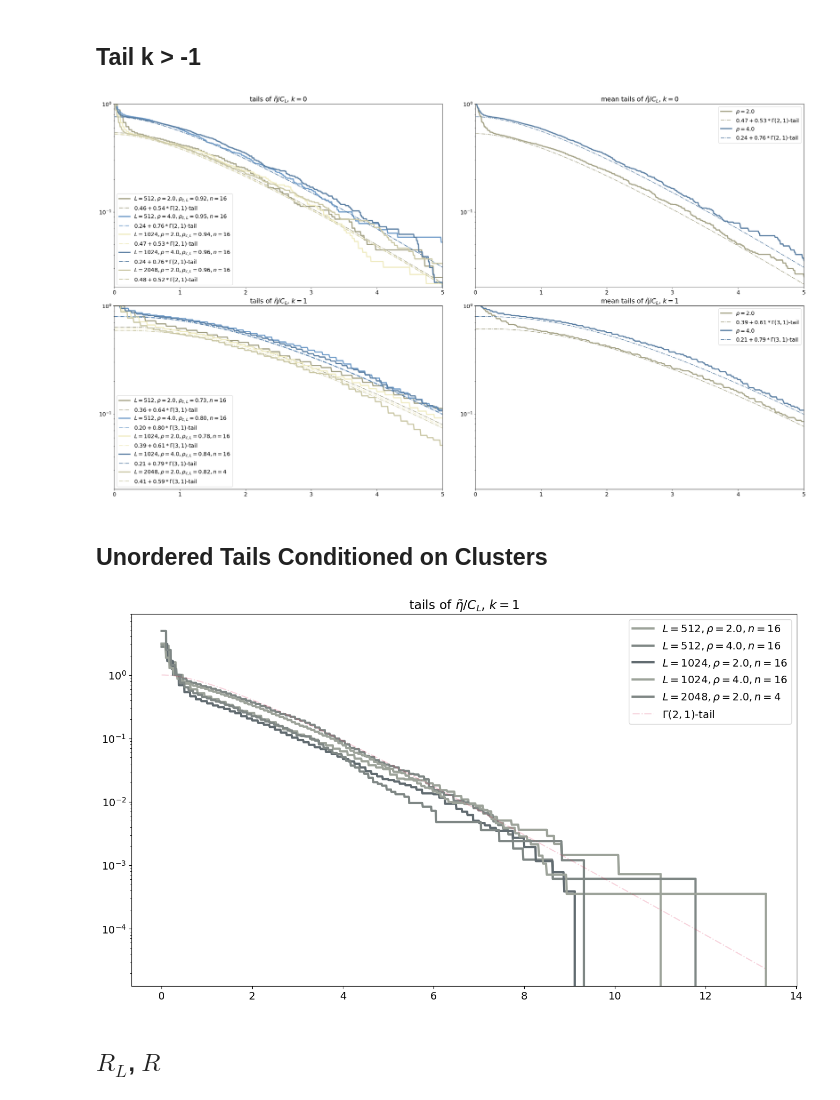
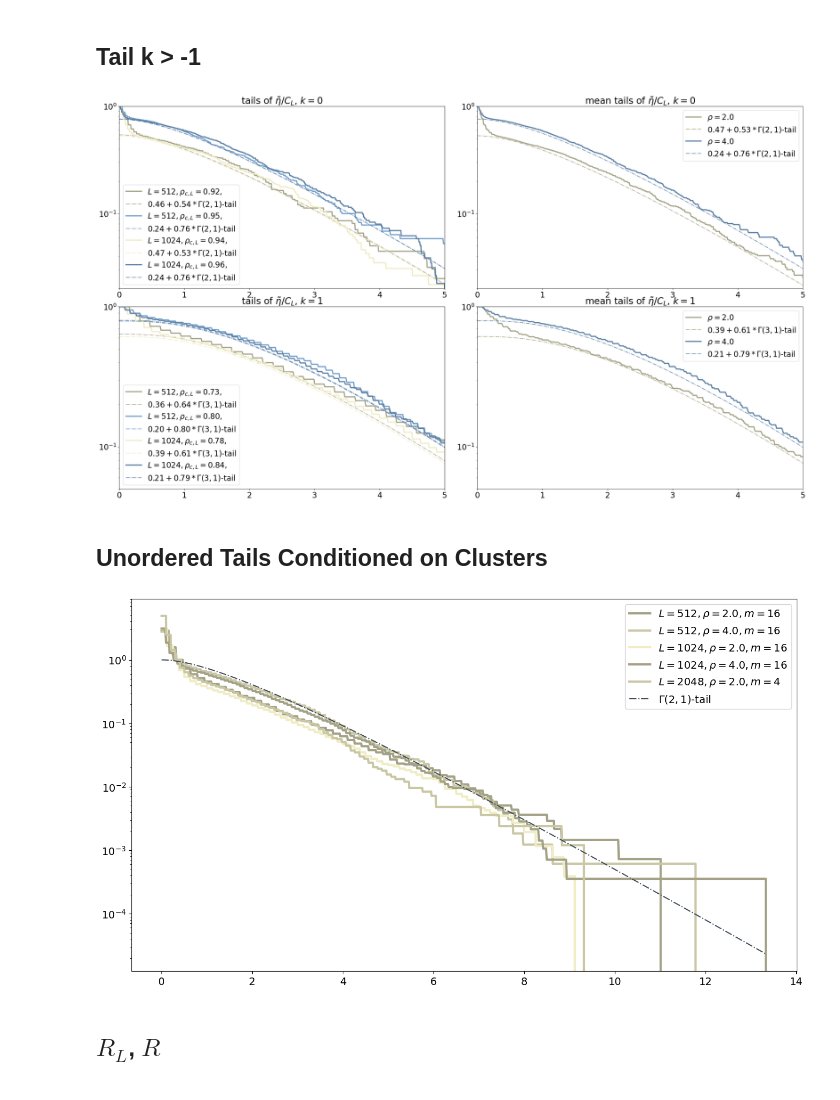
Before and after one commit to AnyAvailableUsername/ZRP-Simulation-and-Data-Evaluation, a Jupyter notebook: ZRP visuals.ipynb, the cells around one changed output. Cells and saved outputs as stored; diff of their text form; code cells hidden in the pictures.

```diff
--- a/ZRP visuals.ipynb
+++ b/ZRP visuals.ipynb
@@ -202,7 +217,7 @@ def drawGraphs(
   row_height_ratios = np.tile(row_weights, rows)
 
   fig = plt.figure(figsize=(cols * sum(col_weights) * 16, rows * sum(row_weights) * 9))
-  fontsize = {'small' : 8, 'large': 14}[font_size]
+  fontsize = {'small' : 8, 'large': 14, 'huge': 20}[font_size]
   plt.rcParams.update({"font.size": fontsize})
 
   gs = fig.add_gridspec(
@@ -1325,0 +1368,5 @@ drawGraphs(
+# %%
+reloadParams()
+indeces = selectParamIndeces('*', '*', '==1', '*', '*') #| selectParamIndeces('*', '*', '==-2', '*', '*')
+params = params[indeces].sort_values(['k', 'L'])
+params.head()
@@ -1349,7 +1403,7 @@ def multipleSimTailsGroupedByk(axs, idx):
     rhos.append((sim.rho, sim.rho_c_L))
 
     lbl = f"$\\tilde{{\\eta}}$ tails, $C_L={sim.C_L:.2f}, \\rho={sim.rho}, \\rho_{{c, L}}={sim.rho_c_L}, L={sim.L}, n={sim.lattices.shape[0]}$"
-    lbl = f"$\\rho={sim.rho}, L={sim.L}, n={sim.lattices.shape[0]}$"
+    lbl = f"$\\rho={sim.rho}, L={sim.L}, m={sim.lattices.shape[0]}$"
     axs[0,0].plot(domain, tails,
     color=__theme_color_scales[int(sim.rho//2 - 1),i%3],#colors[i%len(colors)],
     label=lbl, linewidth=3)
@@ -1395,7 +1449,7 @@ def multipleSimTailsGroupedByk(axs, idx):
     print((rhos[:,0] - 1)/rhos[:,0])
     axs[0,0].hlines((rhos[:,0] - 1)/rhos[:,0], -0.1, 1.1, color=__cherry + '33', linestyle='--', label="y = 0.75 and 0.5 lines")
 
-  axs[0,0].set_title(f'tails of $\\tilde{{\\eta}}/(\\rho - \\rho_c)/L$, $k={k}, \\theta=1$')
+  #axs[0,0].set_title(f'tails of $\\tilde{{\\eta}}/(\\rho - \\rho_c)/L$, $k={k}, \\theta=1$')
   #axs[0,0].set_ylim(0.2, 0.9)
   #axs[0,0].set_xlim(0, 5)
   axs[0,0].legend()
@@ -1423,9 +1477,7 @@ drawGraphs(
 def label_sim(sim):
   return \
     f"$L={sim.L}, $" + \
-    f"$\\rho={sim.rho}, $" + \
-    f"$\\rho_{{c, L}}={sim.rho_c_L:.2f}, $" + \
-    f"$n={sim.lattices.shape[0]}$"
+    f"$\\rho_{{c, L}}={sim.rho_c_L:.2f}, $"
   #f"$C_L={sim.C_L:.2f}, " + \
 
 def label_gamma(factor_L, k):
@@ -1454,7 +1506,7 @@ def multipleSimTailsGroupedByk(axs, idx):
 
   # plot all simulations
   # + gamma tail
-  for i, sim in enumerate(data["sim"]):
+  for i, sim in enumerate(data["sim"].iloc[:4]):
     color = __theme_color_scales[int(sim.rho//2 - 1),i%3]
     domain, tails = sim.tail()
     axs[0,0].plot(domain, tails, color=color, label=label_sim(sim), linewidth=3)
@@ -1483,8 +1535,12 @@ def multipleSimTailsGroupedByk(axs, idx):
   axs[0,0].set_yscale('log')
   axs[1,0].set_yscale('log')
 
-  axs[0,0].set_ylim(2 * 10**(-2), 1)
-  axs[1,0].set_ylim(2 * 10**(-2), 1)
+  if idx == 0:
+    axs[0,0].set_ylim(2 * 10**(-2), 1)
+    axs[1,0].set_ylim(2 * 10**(-2), 1)
+  if idx == 1:
+    axs[0,0].set_ylim(1/2 * 10**(-1), 1)
+    axs[1,0].set_ylim(1/2 * 10**(-1), 1)
   axs[0,0].set_xlim(0, 5)
   axs[1,0].set_xlim(0, 5)
 
@@ -1507,9 +1563,11 @@ drawGraphs(
   col_weights=[1,1], row_weights=[1],
   graph_factory=multipleSimTailsGroupedByk,
   save_settings = {"path": r"..\Latex\img\clusters.pdf"},
-  font_size='large')
+  font_size='huge')
+
+#yellow rho = 2 blue rho = 4
 # %% [output]
-[figure, old version]
+[figure, new version]
 # %% [markdown]
 ## Unordered Tails Conditioned on Clusters
 # %%
@@ -1517,7 +1575,7 @@ def label_sim(sim):
   return \
     f"$L={sim.L}, $" + \
     f"$\\rho={sim.rho}, $" + \
-    f"$n={sim.lattices.shape[0]}$"
+    f"$m={sim.lattices.shape[0]}$"
   #f"$C_L={sim.C_L:.2f}, " + \
 
 def label_gamma(k):
@@ -1546,7 +1604,7 @@ def multipleSimTailsGroupedByk(axs, idx):
   # plot all simulations
   # + gamma tail
   for i, sim in enumerate(data["sim"]):
-    color = __grey_scale[i%3]
+    color = __theme_color_scales[0,i%3] #__grey_scale[i%3]
     domain, tails = sim.unordered_tail()
     axs[0,0].plot(domain, tails, color=color, label=label_sim(sim), linewidth=3)
 
@@ -1554,7 +1612,7 @@ def multipleSimTailsGroupedByk(axs, idx):
 
   domain_stepcount = 1000
   domain = np.linspace(0, domain_upper_bound, domain_stepcount)
-  plot_gamma_tail(axs[0,0], domain, k, __cherry + '33')
+  plot_gamma_tail(axs[0,0], domain, k, __grey_scale[3])
 
 
   # plot mean of all simulations with same rho
@@ -1573,35 +1631,35 @@ def multipleSimTailsGroupedByk(axs, idx):
 
 
   axs[0,0].set_yscale('log')
   #axs[1,0].set_yscale('log')
 
   #axs[0,0].set_ylim(2 * 10**(-2), 1)
   #axs[1,0].set_ylim(2 * 10**(-2), 1)
   #axs[0,0].set_xlim(0, 5)
   #axs[1,0].set_xlim(0, 5)
 
-  axs[0,0].set_title(f'tails of $\\tilde{{\\eta}}/C_L$, $k={k}$')
+  #axs[0,0].set_title(f'tails of $\\tilde{{\\eta}}/C_L$, $k={k}$')
   #axs[1,0].set_title(f'mean tails of $\\tilde{{\\eta}}/C_L$, $k={k}$')
   axs[0,0].legend()
   #axs[1,0].legend()
 
 
 reloadParams()
 indices = selectParamIndeces('*', '*', '==1', '==1', 'T10000N')
 # only k = 0 or k = 1
 #indices = (params.iloc[:,2] == 0) | (params.iloc[:,2] == 1)
 params = params[indices].sort_values(['k', 'L'])
 #print(params)
 
 
 drawGraphs(
   cols=1, rows=1,
   col_weights=[1], row_weights=[1],
   graph_factory=multipleSimTailsGroupedByk,
   save_settings = {"path": r"..\Latex\img\unordered_tail.pdf"},
   font_size='large')
 # %% [output]
-[figure, old version]
+[figure, new version]
 # %% [markdown]
 ## $R_L$, $R$
 # %%
```
Also changed, not shown: parts of 11 cells of this notebook.
